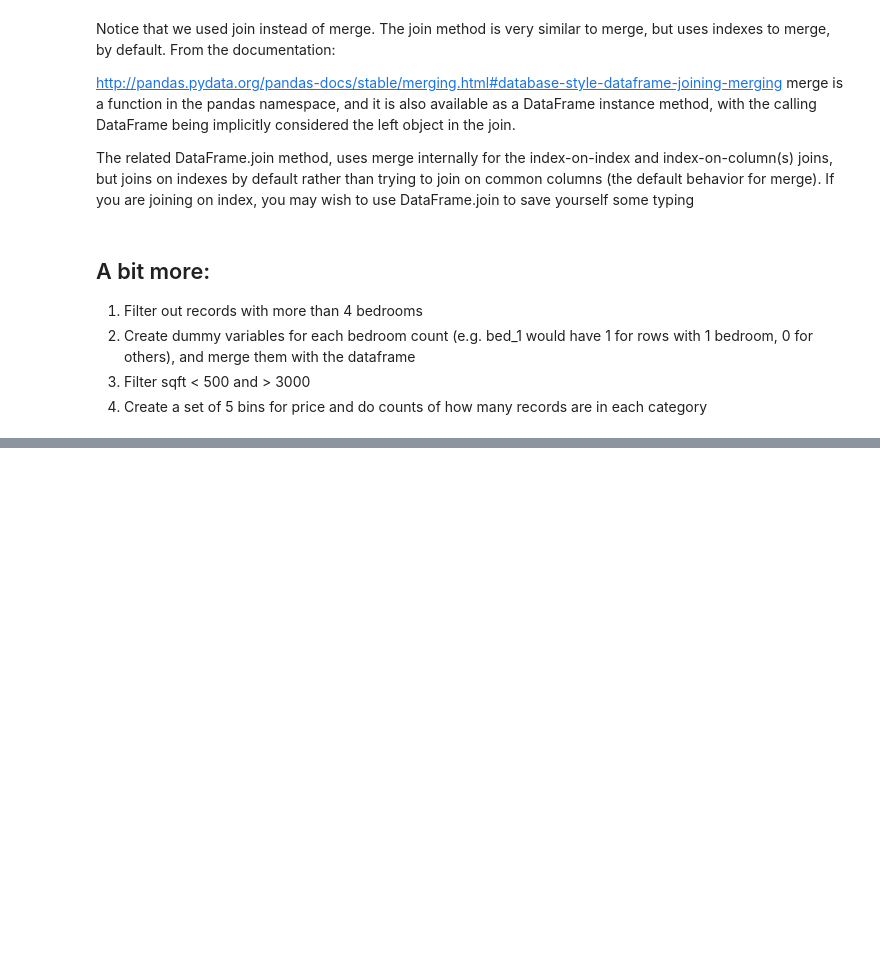
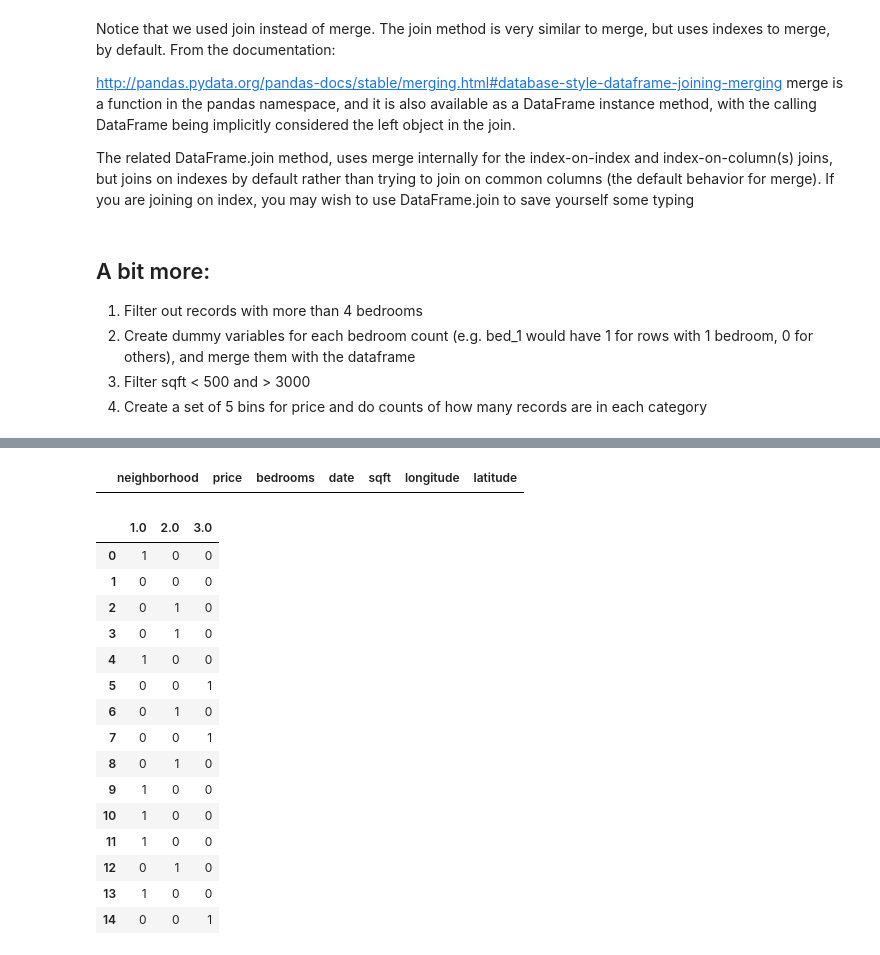
Before and after one commit to AfzalHasib/ce599, a Jupyter notebook: 07-Data Wrangling/data-wrangling.ipynb, the cells around one changed output, grey strips where cells are left out. Drawn from its saved outputs; the diff is of its cells as text; code cells hidden in the pictures; blank space fills up the shorter version.

```diff
--- a/07-Data Wrangling/data-wrangling.ipynb
+++ b/07-Data Wrangling/data-wrangling.ipynb
@@ -272,0 +542,27 @@ The related DataFrame.join method, uses merge internally for the index-on-index
+# %%
+import pandas as pd
+import numpy as np
+df_filtered = df.query('bedrooms>4')
+#sr erhardt says the sign should be <=)
+df_filtered
+# %% [output]
+|  | neighborhood | price | bedrooms | date | sqft | longitude | latitude |
+# %%
+pd.get_dummies(df['bedrooms'])
+# %% [output]
+|  | 1.0 | 2.0 | 3.0 |
+| 0 | 1 | 0 | 0 |
+| 1 | 0 | 0 | 0 |
+| 2 | 0 | 1 | 0 |
+| 3 | 0 | 1 | 0 |
+| 4 | 1 | 0 | 0 |
+| 5 | 0 | 0 | 1 |
+| 6 | 0 | 1 | 0 |
+| 7 | 0 | 0 | 1 |
+| 8 | 0 | 1 | 0 |
+| 9 | 1 | 0 | 0 |
+| 10 | 1 | 0 | 0 |
+| 11 | 1 | 0 | 0 |
+| 12 | 0 | 1 | 0 |
+| 13 | 1 | 0 | 0 |
+| 14 | 0 | 0 | 1 |
```
Also changed, not shown: parts of 35 cells of this notebook, 18 other files.
